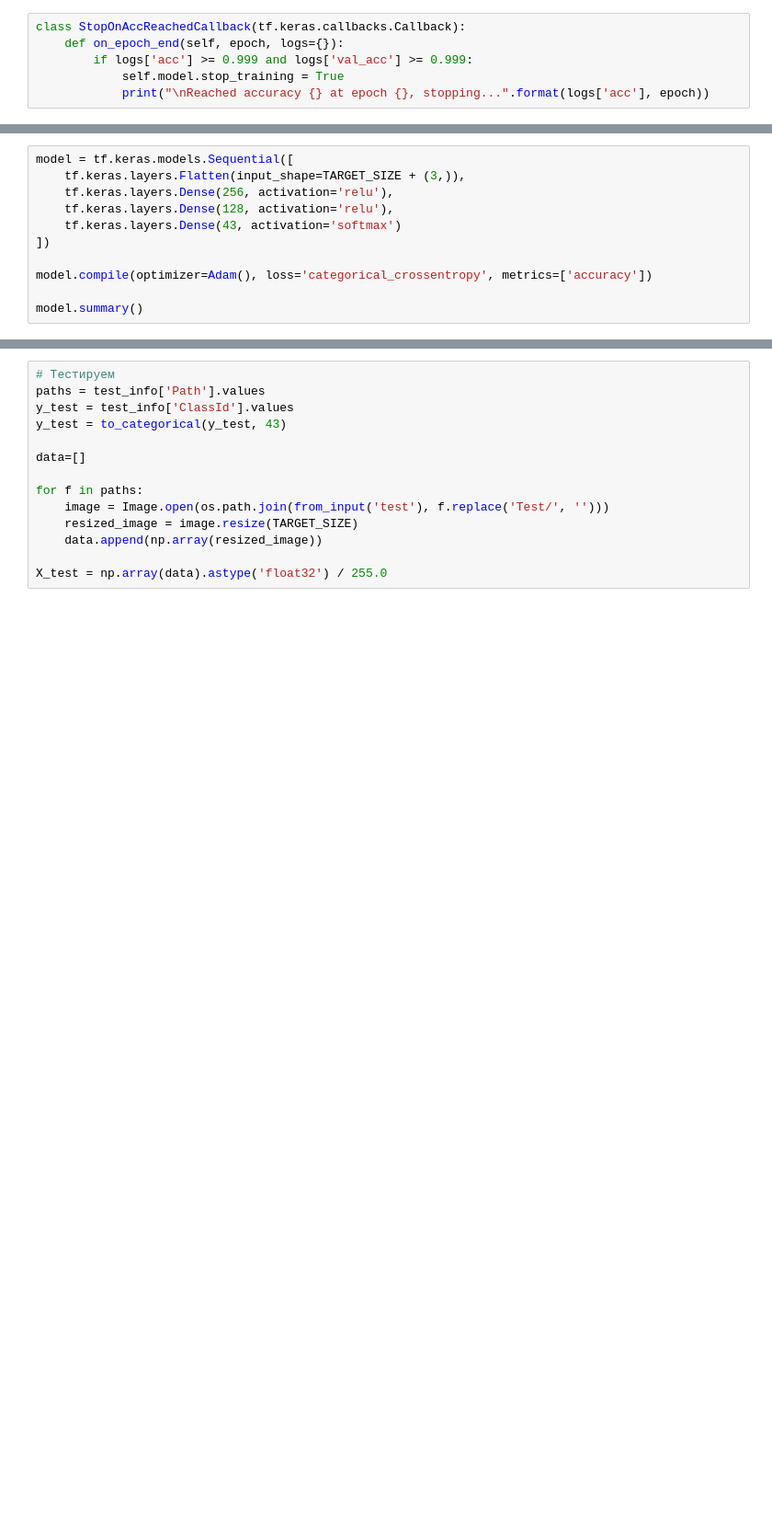
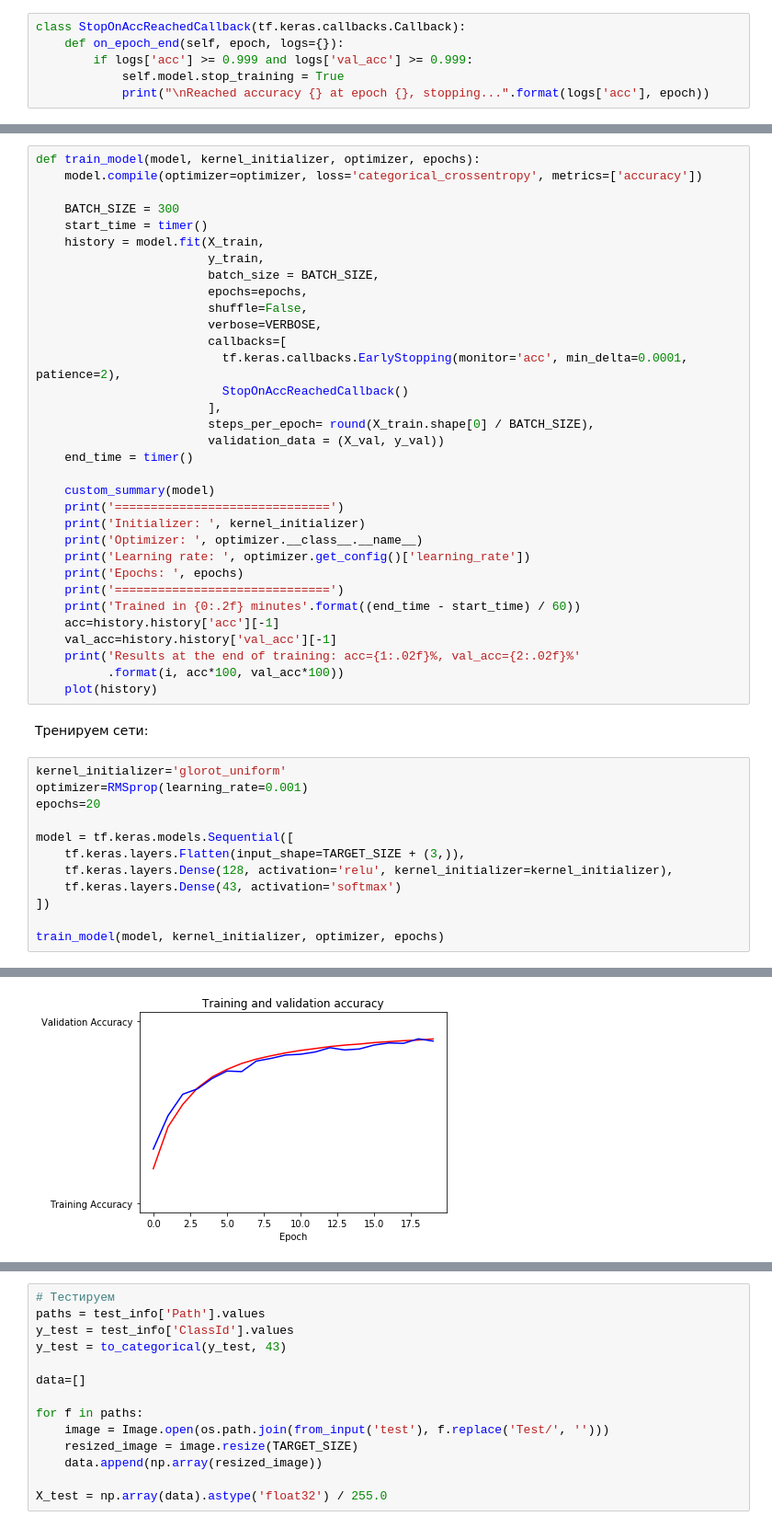
Before and after one commit to kormang/gtsrb-dl-labs, a Jupyter notebook: lab2/src/gtsc-keras-lab2-fcnn.ipynb, the cells around one changed output, grey strips where cells are left out. Shown at 92% size. Drawn from its saved outputs; the diff is of its cells as text; blank space fills up the shorter version.

```diff
--- a/lab2/src/gtsc-keras-lab2-fcnn.ipynb
+++ b/lab2/src/gtsc-keras-lab2-fcnn.ipynb
@@ -185,14 +230,50 @@ class StopOnAccReachedCallback(tf.keras.callbacks.Callback):
+# %%
+def train_model(model, kernel_initializer, optimizer, epochs):
+    model.compile(optimizer=optimizer, loss='categorical_crossentropy', metrics=['accuracy'])
+
+    BATCH_SIZE = 300
+    start_time = timer()
+    history = model.fit(X_train,
+                        y_train,
+                        batch_size = BATCH_SIZE,
+                        epochs=epochs,
+                        shuffle=False,
+                        verbose=VERBOSE,
+                        callbacks=[
+                          tf.keras.callbacks.EarlyStopping(monitor='acc', min_delta=0.0001, patience=2),
+                          StopOnAccReachedCallback()
+                        ],
+                        steps_per_epoch= round(X_train.shape[0] / BATCH_SIZE),
+                        validation_data = (X_val, y_val))
+    end_time = timer()
+
+    custom_summary(model)
+    print('==============================')
+    print('Initializer: ', kernel_initializer)
+    print('Optimizer: ', optimizer.__class__.__name__)
+    print('Learning rate: ', optimizer.get_config()['learning_rate'])
+    print('Epochs: ', epochs)
+    print('==============================')
+    print('Trained in {0:.2f} minutes'.format((end_time - start_time) / 60))
+    acc=history.history['acc'][-1]
+    val_acc=history.history['val_acc'][-1]
+    print('Results at the end of training: acc={1:.02f}%, val_acc={2:.02f}%'
+          .format(i, acc*100, val_acc*100))
+    plot(history)
+# %% [markdown]
+Тренируем сети:
 # %%
+kernel_initializer='glorot_uniform'
+optimizer=RMSprop(learning_rate=0.001)
+epochs=20
+
 model = tf.keras.models.Sequential([
     tf.keras.layers.Flatten(input_shape=TARGET_SIZE + (3,)),
-    tf.keras.layers.Dense(256, activation='relu'),
-    tf.keras.layers.Dense(128, activation='relu'),
+    tf.keras.layers.Dense(128, activation='relu', kernel_initializer=kernel_initializer),
     tf.keras.layers.Dense(43, activation='softmax')
 ])
 
-model.compile(optimizer=Adam(), loss='categorical_crossentropy', metrics=['accuracy'])
-
-model.summary()
+train_model(model, kernel_initializer, optimizer, epochs)
 # %% [output]
 Model: "sequential"
 _________________________________________________________________
@@ -212,0 +295 @@ _________________________________________________________________
+[figure, added]
```
Also changed, not shown: parts of 49 cells of this notebook, 3 other files.
